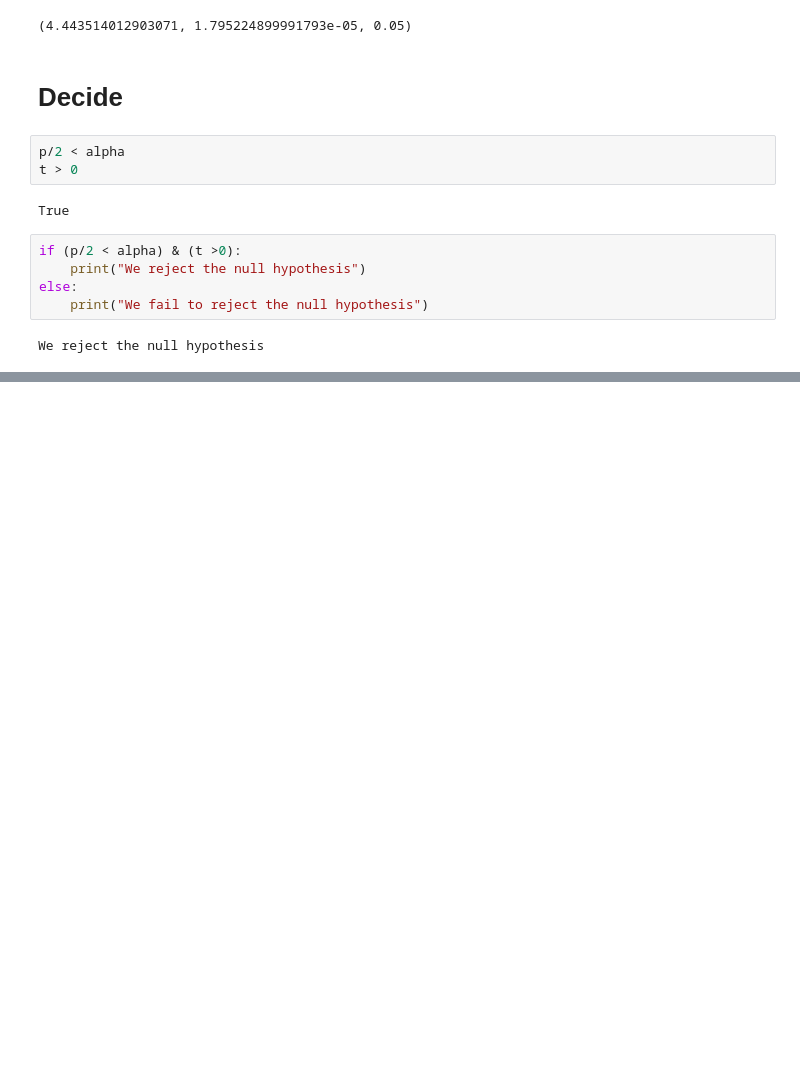
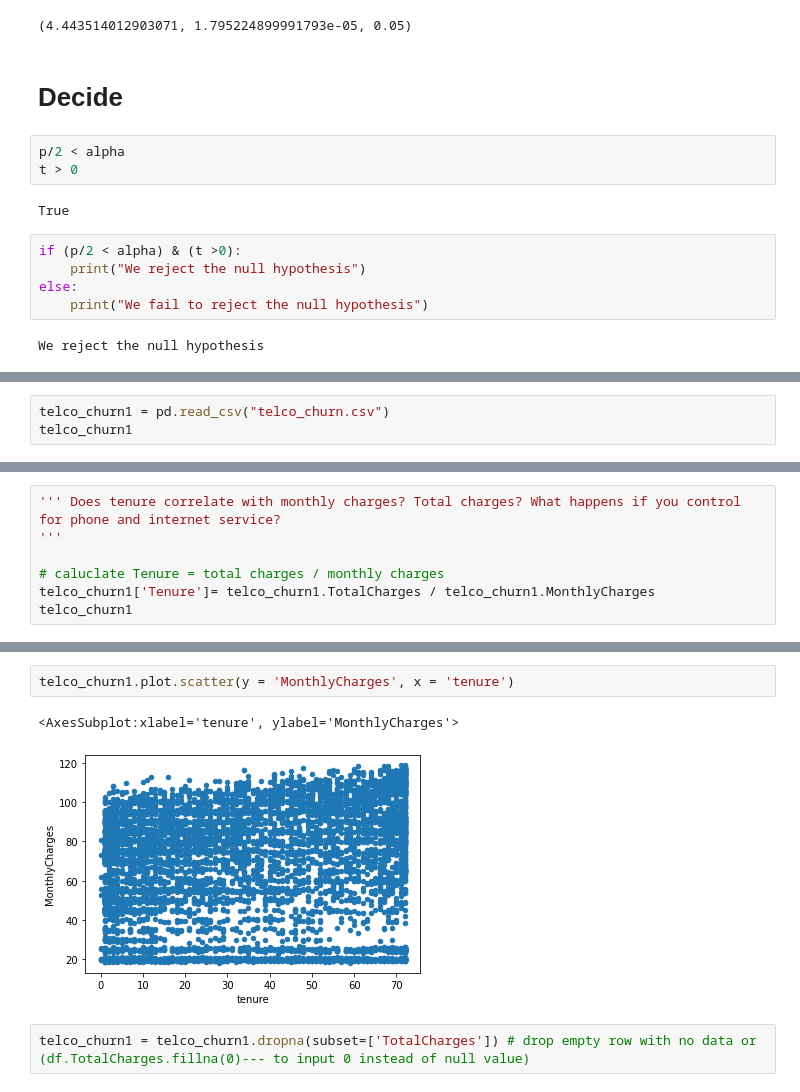
Before and after one commit to DilipBista/Stats-, a Jupyter notebook: hypothesis_testing.ipynb, the cells around one changed output, grey strips where cells are left out. Saved outputs shown, nothing was run; the diff lists cells and outputs as text; blank space fills up the shorter version.

```diff
--- a/hypothesis_testing.ipynb
+++ b/hypothesis_testing.ipynb
@@ -520,0 +431,3 @@ We reject the null hypothesis
+# %%
+telco_churn1 = pd.read_csv("telco_churn.csv")
+telco_churn1
@@ -520,0 +448,7 @@ We reject the null hypothesis
+# %%
+''' Does tenure correlate with monthly charges? Total charges? What happens if you control for phone and internet service?
+'''
+
+# caluclate Tenure = total charges / monthly charges
+telco_churn1['Tenure']= telco_churn1.TotalCharges / telco_churn1.MonthlyCharges
+telco_churn1
@@ -520,0 +492,7 @@ We reject the null hypothesis
+# %%
+telco_churn1.plot.scatter(y = 'MonthlyCharges', x = 'tenure')
+# %% [output]
+<AxesSubplot:xlabel='tenure', ylabel='MonthlyCharges'>
+[figure, added]
+# %%
+telco_churn1 = telco_churn1.dropna(subset=['TotalCharges']) # drop empty row with no data or (df.TotalCharges.fillna(0)--- to input 0 instead of null value)
```
Also changed, not shown: parts of 72 cells of this notebook.
